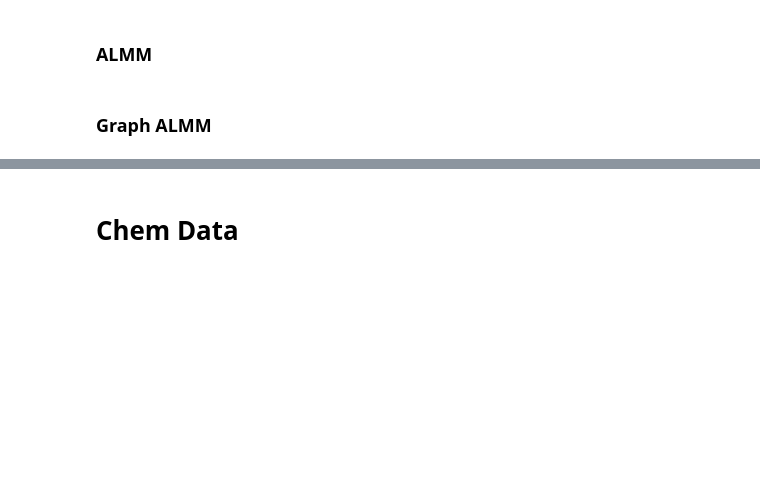
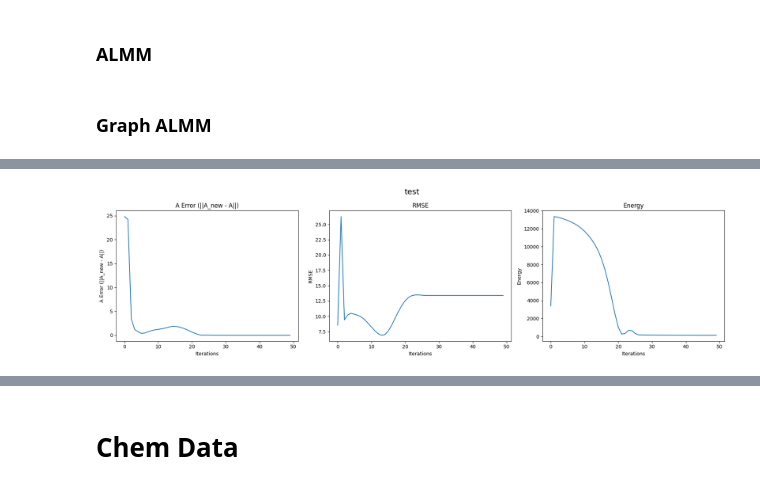
Before and after one commit to mtyler1059/Nearly-Blind-Hyperspectral-Unmixing, a Jupyter notebook: plot_testing.ipynb, the cells around one changed output, grey strips where cells are left out. Cells and saved outputs as stored; diff of their text form; code cells hidden in the pictures; blank space fills up the shorter version.

```diff
--- a/plot_testing.ipynb
+++ b/plot_testing.ipynb
@@ -1403,7 +1418,7 @@ def ALMM_energy(X, S, A, T, E, B, alpha, beta, gamma, eta):
     I_L = np.eye(L)
 
     # Least Squares Problem
-    term1 = 0.5 * (np.linalg.norm(X - (S @ A @ T) - (E @ B), 'fro') ** 2)
+    term1 = 0.5 * (np.linalg.norm(X - ((S @ A) * T) - (E @ B), 'fro') ** 2)
 
     # Sparsity Regularization (L1)
     term2 = alpha * np.linalg.norm(A, ord = 1)
@@ -1441,0 +1463,28 @@ def Graph_ALMM_energy(X, S, A, T, E, B, graph_term, alpha, beta, gamma, eta):
+# %%
+def graph_plotter_test(i, A_error, RMSE_plot, Energy_plot, A_error_array, RMSE_array, Energy_array, title_0):
+    x_iterations = [j for j in range(i)]
+
+    plots_to_show = []
+    if A_error:
+        plots_to_show.append(("A Error (||A_new - A||)", A_error_array))
+    if RMSE_plot:
+        plots_to_show.append(("RMSE", RMSE_array))
+    if Energy_plot:
+        plots_to_show.append(("Energy", Energy_array))
+
+    if plots_to_show:
+        fig, axes = plt.subplots(1, len(plots_to_show), figsize=(6*len(plots_to_show), 5))
+        if len(plots_to_show) == 1:
+            axes = [axes]  # make it indexable even with just one subplot
+
+        for ax, (title, data) in zip(axes, plots_to_show):
+            ax.plot(x_iterations, data)
+            ax.set_xlabel("Iterations")
+            ax.set_ylabel(title)
+            ax.set_title(title)
+
+        fig.suptitle(title_0, fontsize=16)
+        plt.tight_layout()
+        plt.show()
+
+    return
@@ -1441,0 +1946,12 @@ def Graph_ALMM_energy(X, S, A, T, E, B, graph_term, alpha, beta, gamma, eta):
+# %%
+# ALMM
+alpha_almm = 5e-5
+beta_almm  = 5e-2
+gamma_almm  = 1e-2
+eta_almm  = 1e-2
+
+E_f_almm_test, A_f_almm_test, T_f_almm_test, B_f_almm_test = algo_2_almm_optimized_test(X = X_0, S = S_0, A_gt = A_0,
+                                                                                        alpha = alpha_almm, beta = beta_almm, gamma = gamma_almm, eta = eta_almm, maxIter = 50,
+                                                                                        A_error = True, RMSE_plot = True, Energy_plot = True, title_0 = "test")
+# %% [output]
+[figure, added]
```
Also changed, not shown: parts of 14 cells of this notebook, 1 other file.
